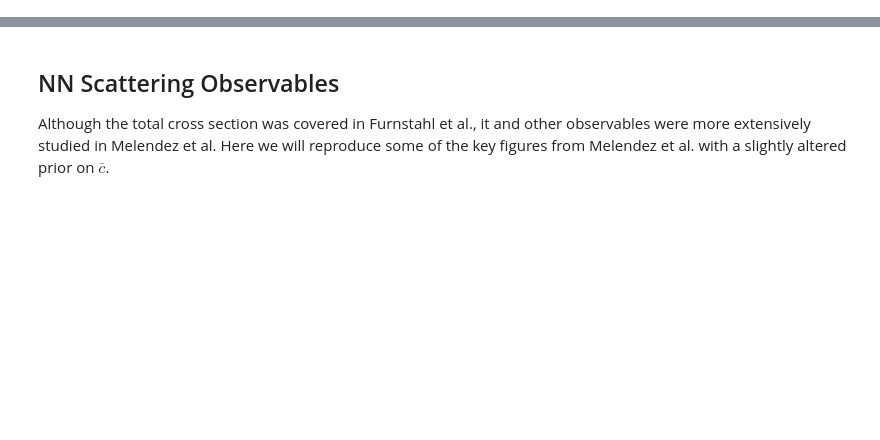
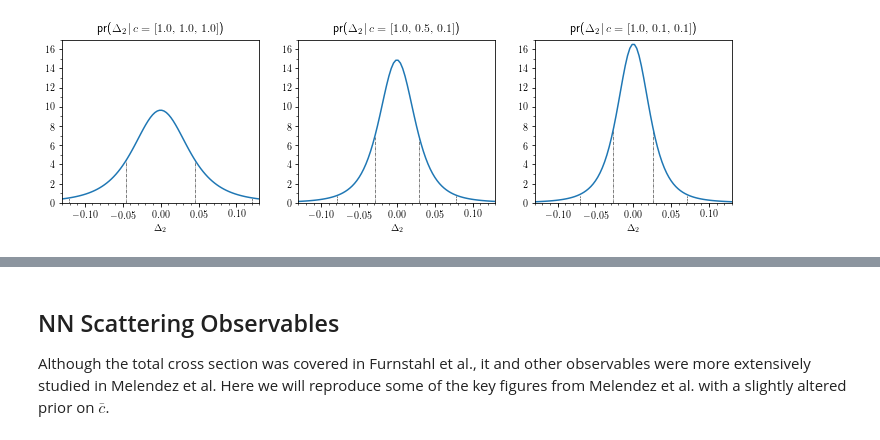
Before and after one commit to buqeye/gsum, a Jupyter notebook: docs/notebooks/truncation_recap.ipynb, the cells around one changed output, grey strips where cells are left out. Saved outputs shown, nothing was run; the diff lists cells and outputs as text; code cells hidden in the pictures; blank space fills up the shorter version.

```diff
--- a/docs/notebooks/truncation_recap.ipynb
+++ b/docs/notebooks/truncation_recap.ipynb
@@ -132,3 +78,59 @@ for i, ax in enumerate(axs.ravel()):
+# %%
+df0 = 0
+Q = 0.33
+
+# Must be 2d array, with orders spanning the last axis (columns)
+coeffs = np.array(
+    [[1.0, 1.0, 1.0],  # Set 1, orders 0, 1, 2
+     [1.0, 0.5, 0.1],  # Set 2, orders 0, 1, 2
+     [1.0, 0.1, 0.1]   # Set 3, orders 0, 1, 2
+    ]
+)
+
+# The truncation model accepts *partial sums*,
+# i.e., order-by-order predictions y_n, not the coefficients!
+y1 = gm.partials(coeffs, ratio=Q)
+
+# Set up a scale-invariant truncation object
+test1 = gm.TruncationPointwise(df=df0)
+
+# Fit the model to data. Hyperparameters get updated here
+test1.fit(y=y1, ratio=Q)
+
+# Get a scipy.stats.t distribution object for the truncation error
+dist = test1.dist_
+
+
+# Plot the results
+delta_k = np.linspace(-0.15, 0.15, 100)  # Differences from the true y
+pdfs = dist.pdf(delta_k[:, None, None] + y1)
+
+dob68 = lower68, upper68 = dist.interval(0.68)
+pdf_heights68 = dist.pdf(lower68)
+dob95 = lower95, upper95 = dist.interval(0.95)
+pdf_heights95 = dist.pdf(lower95)
+
+fig, axs = plt.subplots(1, len(coeffs), figsize=(12, 3))
+for i, ax in enumerate(axs.ravel()):
+    ax.plot(delta_k, pdfs[:, i, -1])
+
+    # Plot dob intervals as vertical lines
+    for dob in dob68-y1:
+        ax.vlines(dob[i, -1], 0, pdf_heights68[i, -1], linestyle='-.', lw=0.5)
+    for dob in dob95-y1:
+        ax.vlines(dob[i, -1], 0, pdf_heights95[i, -1], linestyle='--', lw=0.5)
+
+    # Format the plot as in Furnstahl et al. for comparison
+    ax.set_title(r"pr($\Delta_2 \,\vert\, c=[{},\, {},\, {}]$)".format(*coeffs[i]))
+    ax.set_xlabel(r"$\Delta_2$")
+    ax.set_ylim([0, 17])
+    ax.set_xlim([-0.13, 0.13])
+    ax.yaxis.set_major_locator(mpl.ticker.FixedLocator(np.arange(0, 18, 2)))
+    ax.yaxis.set_minor_locator(mpl.ticker.FixedLocator(np.arange(1, 19, 2)))
+    ax.xaxis.set_minor_locator(mpl.ticker.FixedLocator(np.linspace(-0.15, 0.15, 31)))
+    # ax.grid(axis='y')
+# %% [output]
+[figure, added]
 # %% [markdown]
 Compare the above figure with the blue curves from Fig. 4 in Furnstahl et al., reproduced below:
 
```
Also changed, not shown: parts of 37 cells of this notebook.
